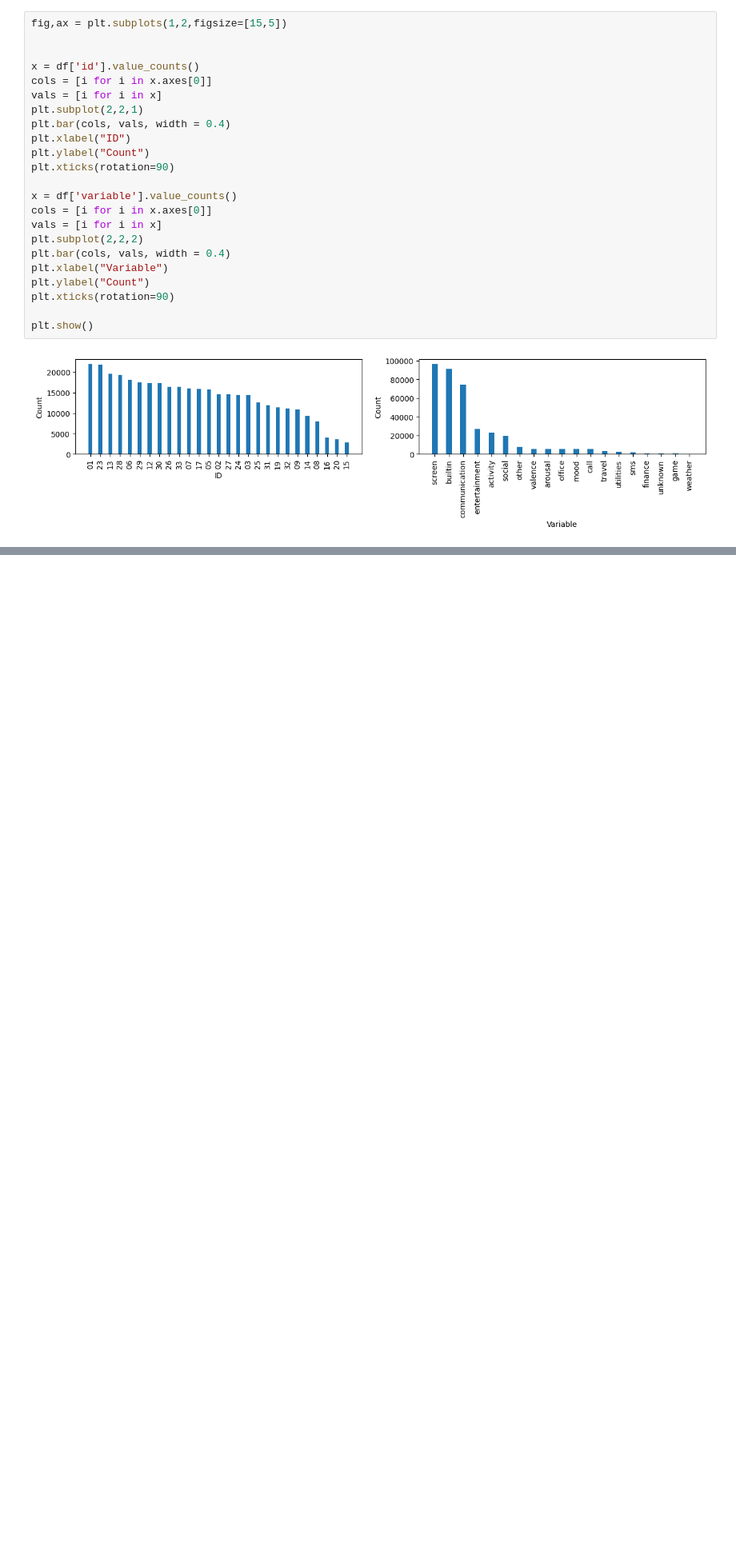
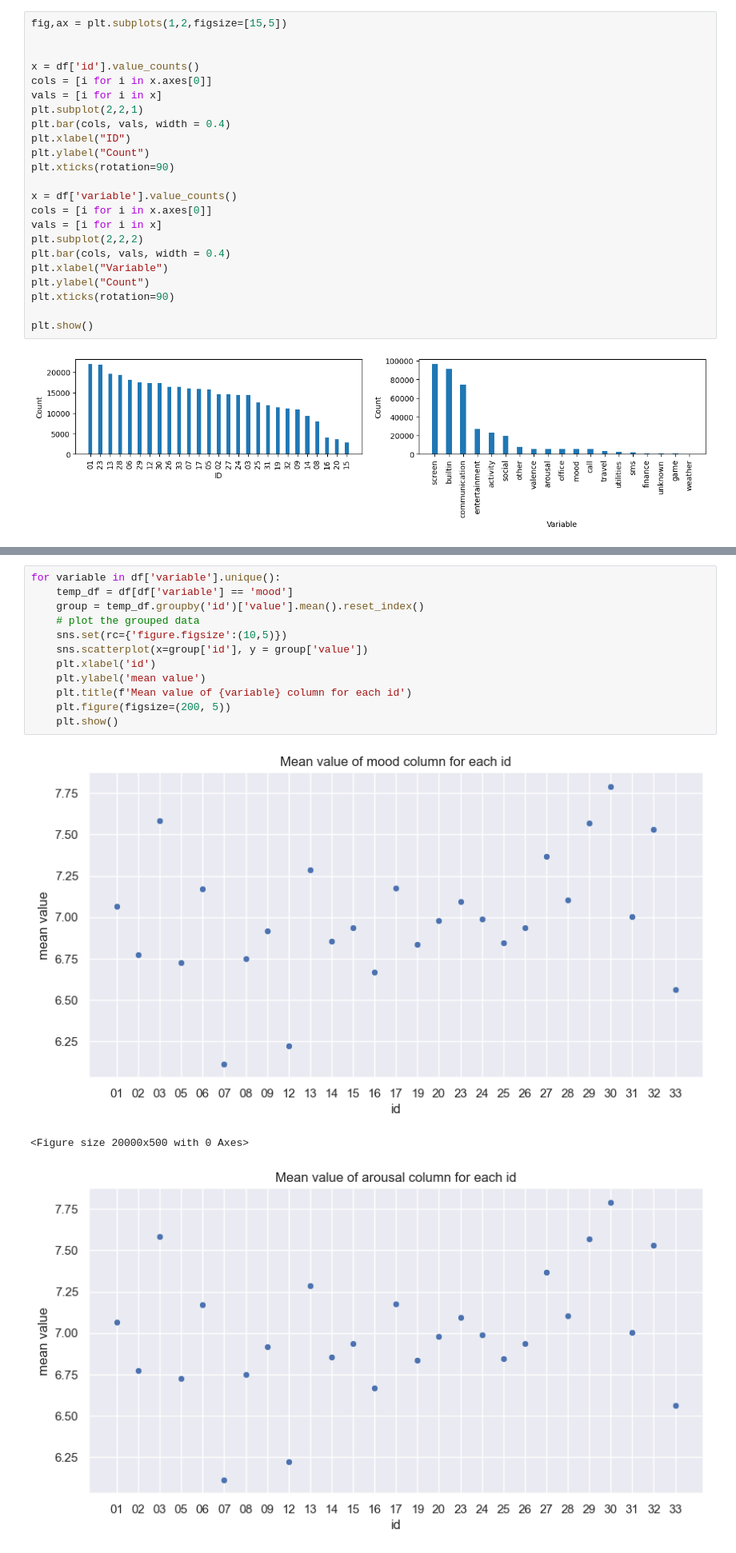
Before and after one commit to vishalkanteppa/Data-Mining, a Jupyter notebook: DM_advanced.ipynb, the cells around one changed output, grey strips where cells are left out. Shown: that part at 80% size. Cells and saved outputs as stored; diff of their text form; blank space fills up the shorter version.

Commit message:
Added id vs variable plots

```diff
--- a/DM_advanced.ipynb
+++ b/DM_advanced.ipynb
@@ -82,0 +110,16 @@ grouped
+# %%
+for variable in df['variable'].unique():
+    temp_df = df[df['variable'] == 'mood']
+    group = temp_df.groupby('id')['value'].mean().reset_index()
+    # plot the grouped data
+    sns.set(rc={'figure.figsize':(10,5)})
+    sns.scatterplot(x=group['id'], y = group['value'])
+    plt.xlabel('id')
+    plt.ylabel('mean value')
+    plt.title(f'Mean value of {variable} column for each id')
+    plt.figure(figsize=(200, 5))
+    plt.show()
+# %% [output]
+[figure, added]
+<Figure size 20000x500 with 0 Axes>
+[figure, added]
```
Also changed, not shown: parts of 8 cells of this notebook.
